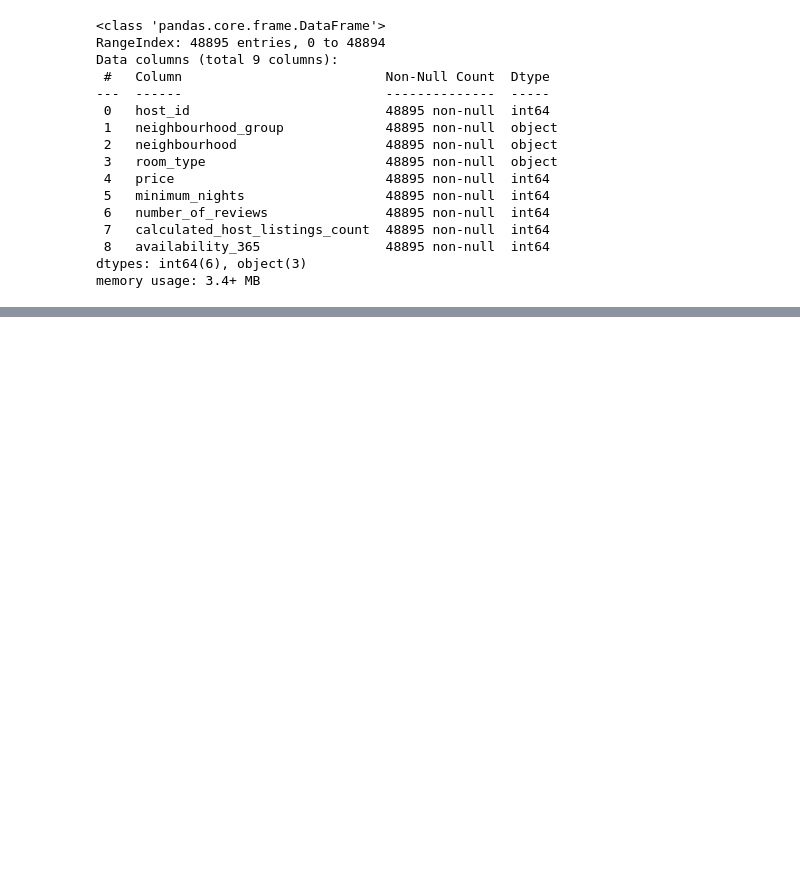
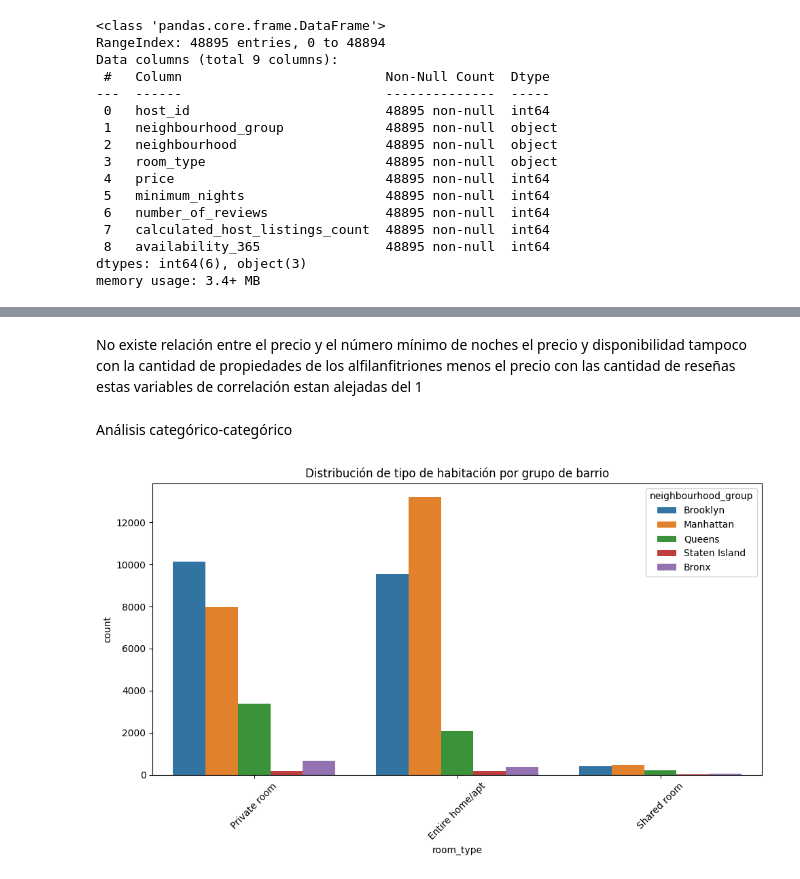
Before and after one commit to 4GeeksAcademy/0204machine-learning-python-template, a Jupyter notebook: src/explore.ipynb, the cells around one changed output, grey strips where cells are left out. Cells and saved outputs as stored; diff of their text form; code cells hidden in the pictures; blank space fills up the shorter version.

```diff
--- a/src/explore.ipynb
+++ b/src/explore.ipynb
@@ -131,0 +205,20 @@ plt.show()
+# %% [markdown]
+No existe relación entre el precio y el número mínimo de noches
+el precio y disponibilidad
+tampoco con la cantidad de propiedades de los alfilanfitriones
+menos el precio con las cantidad de reseñas
+estas variables de correlación estan alejadas del 1
+# %% [markdown]
+Análisis categórico-categórico
+# %%
+import seaborn as sns
+import matplotlib.pyplot as plt
+
+plt.figure(figsize=(10, 6))
+sns.countplot(data=dt, x='room_type', hue='neighbourhood_group')
+plt.title("Distribución de tipo de habitación por grupo de barrio")
+plt.xticks(rotation=45)
+plt.tight_layout()
+plt.show()
+# %% [output]
+[figure, added]
```
Also changed, not shown: parts of 13 cells of this notebook.
